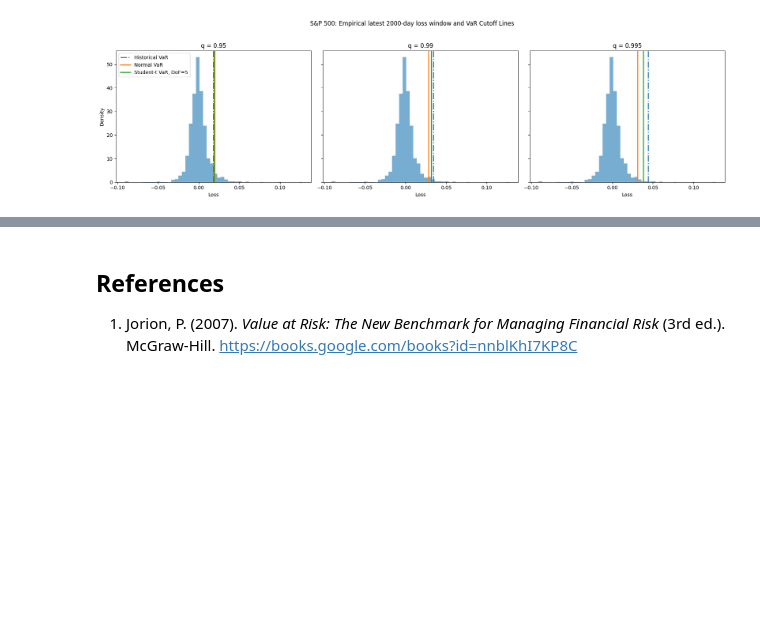
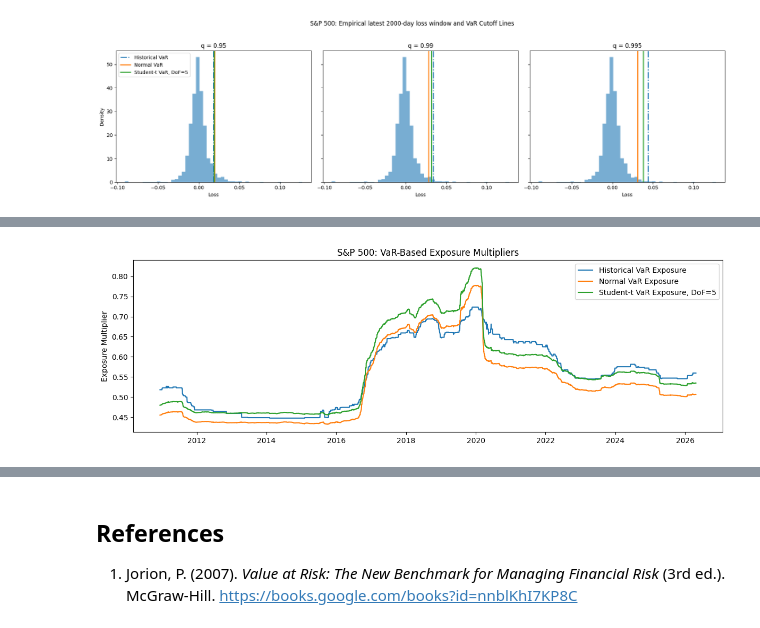
Before and after one commit to BenjaminZYT/Risk-Management, a Jupyter notebook: VaRs_and_CVaRs/01_The_Baseline_VaRs.ipynb, the cells around one changed output, grey strips where cells are left out. Saved outputs shown, nothing was run; the diff lists cells and outputs as text; code cells hidden in the pictures; blank space fills up the shorter version.

```diff
--- a/VaRs_and_CVaRs/01_The_Baseline_VaRs.ipynb
+++ b/VaRs_and_CVaRs/01_The_Baseline_VaRs.ipynb
@@ -2334,0 +2648,32 @@ plot_full_sample_return_distribution_with_var_lines(
+# %%
+# ============================================================
+# 6. Plot Exposure Paths
+# ============================================================
+
+plt.figure(figsize=(12, 4))
+
+plt.plot(
+    sp500_historical_bt.index,
+    sp500_historical_bt["exposure"],
+    label="Historical VaR Exposure",
+)
+
+plt.plot(
+    sp500_normal_bt.index,
+    sp500_normal_bt["exposure"],
+    label="Normal VaR Exposure",
+)
+
+plt.plot(
+    sp500_student_t_bt.index,
+    sp500_student_t_bt["exposure"],
+    label=f"Student-t VaR Exposure, DoF={STUDENT_T_DOF}",
+)
+
+plt.title(f"{INDEX_NAME}: VaR-Based Exposure Multipliers")
+plt.ylabel("Exposure Multiplier")
+plt.legend()
+plt.tight_layout()
+plt.show()
+# %% [output]
+[figure, added]
```
Also changed, not shown: parts of 9 cells of this notebook.
